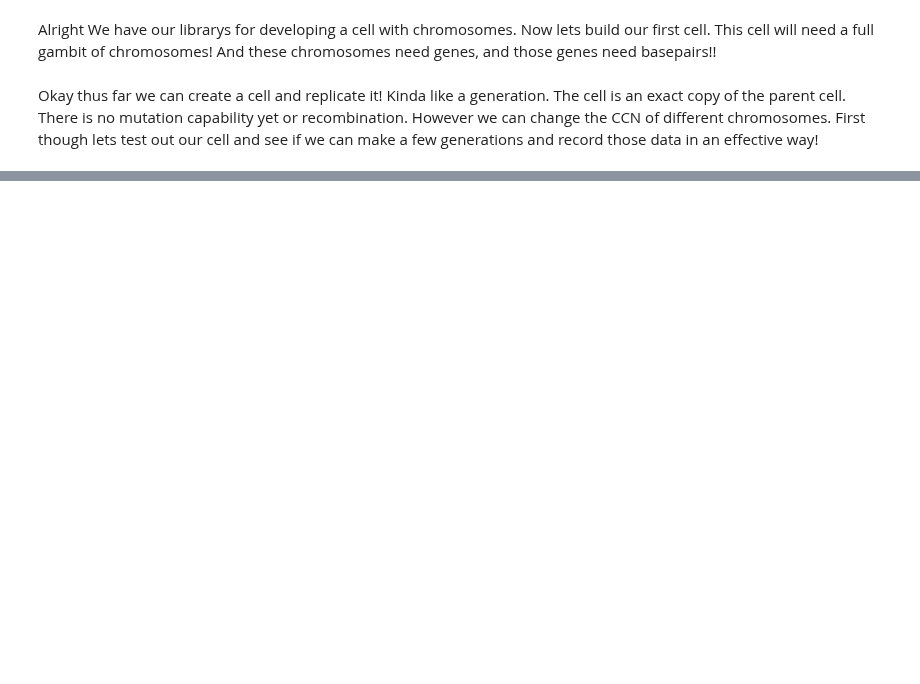
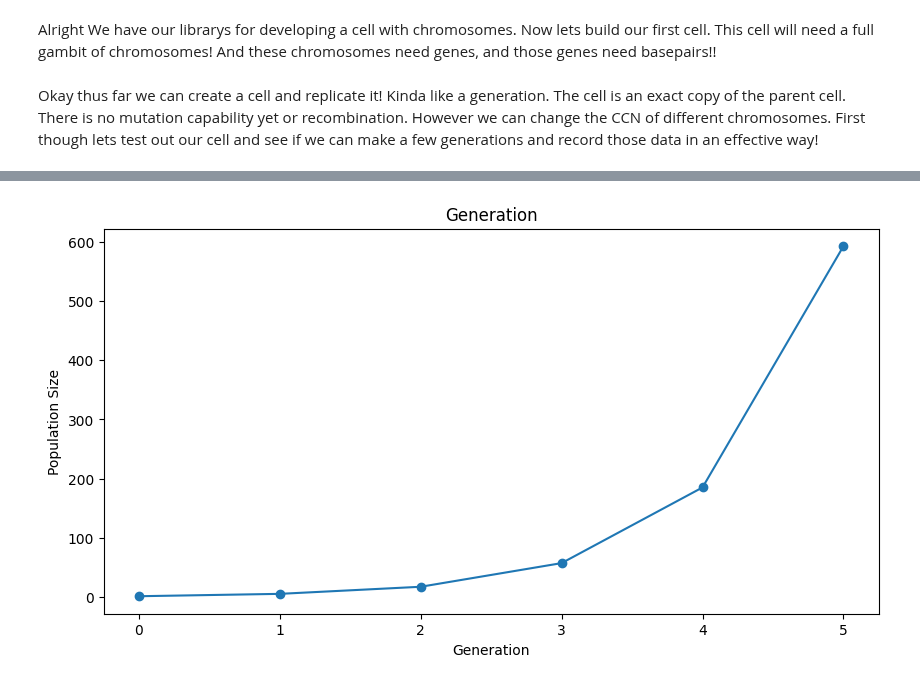
Before and after one commit to malloc3/Genetic_Model, a Jupyter notebook: Python_Agent_Model/Testing_Cells.ipynb, the cells around one changed output, grey strips where cells are left out. Drawn from its saved outputs; the diff is of its cells as text; code cells hidden in the pictures; blank space fills up the shorter version.

```diff
--- a/Python_Agent_Model/Testing_Cells.ipynb
+++ b/Python_Agent_Model/Testing_Cells.ipynb
@@ -36,34 +34,3 @@ cell_params = [
 first_cell = cell_functions.create_basic_cell(cell_params, uuid.uuid1())
 # %% [markdown]
 Okay thus far we can create a cell and replicate it!  Kinda like a generation.   The cell is an exact copy of the parent cell.  There is no mutation capability yet or recombination.  However we can change the CCN of different chromosomes.    First though lets test out our cell and see if we can make a few generations and record those data in an effective way!
-# %%
-generations = 5
-replications_per_generation = 3
-filename = "/Users/canonmallory/Library/Mobile Documents/com~apple~CloudDocs/Documents/Local_Only.nosync/School/Briggs Lab/CCNV/Genetic Models/Testing_Logs/" + str(uuid.uuid1()) + ".csv"
-mutation_params = [.5, 3] #These were chosen at random... Probably need to update these TODO
-
-current_generation = [first_cell]
-total_cells = len(current_generation)
-#Must write the first generation down (fence post problem)
-save_cells.write_generation_to_csv(current_generation, filename)
-print("Generation: 0" + " Number_of_Members: " + str(len(current_generation)))
-for  i in range(generations):
-    new_generation = []
-
-    # This is the start of the slow steop
-    for cel in current_generation:
-        new_generation += cell_functions.multiple_duplicates_with_UUID(cel, replications_per_generation)
-    #This is the end of the slow step
-
-
-    # THis is where we will mutate/recombinate/CCNV the new generation!
-    cell_functions.point_mutate_cells_norm(new_generation, mutation_params)
-    # THis is when we stop and save the new generation!
-
-
-    save_cells.write_generation_to_csv(new_generation, filename)
-    print("Generation: " + str(i + 1) + " Number_of_Members: " + str(len(new_generation)))
-    total_cells += len(new_generation)
-    current_generation = new_generation
-print(total_cells)
-print("Complete")
@@ -79,0 +151,16 @@ Complete
+# %%
+# Lets create a graph of the generations!
+
+generations = range(len(cell_growth))
+plt.figure(figsize=(10, 5))  # Set the figure size (optional)
+plt.plot(generations, cell_growth, marker='o')  # Plot x and y using a line plot with markers
+
+# Adding labels and title
+plt.xlabel('Generation')
+plt.ylabel('Population Size')
+plt.title('Generation')
+
+# Show the plot
+plt.show()
+# %% [output]
+[figure, added]
```
Also changed, not shown: parts of 10 cells of this notebook, 7 other files.
